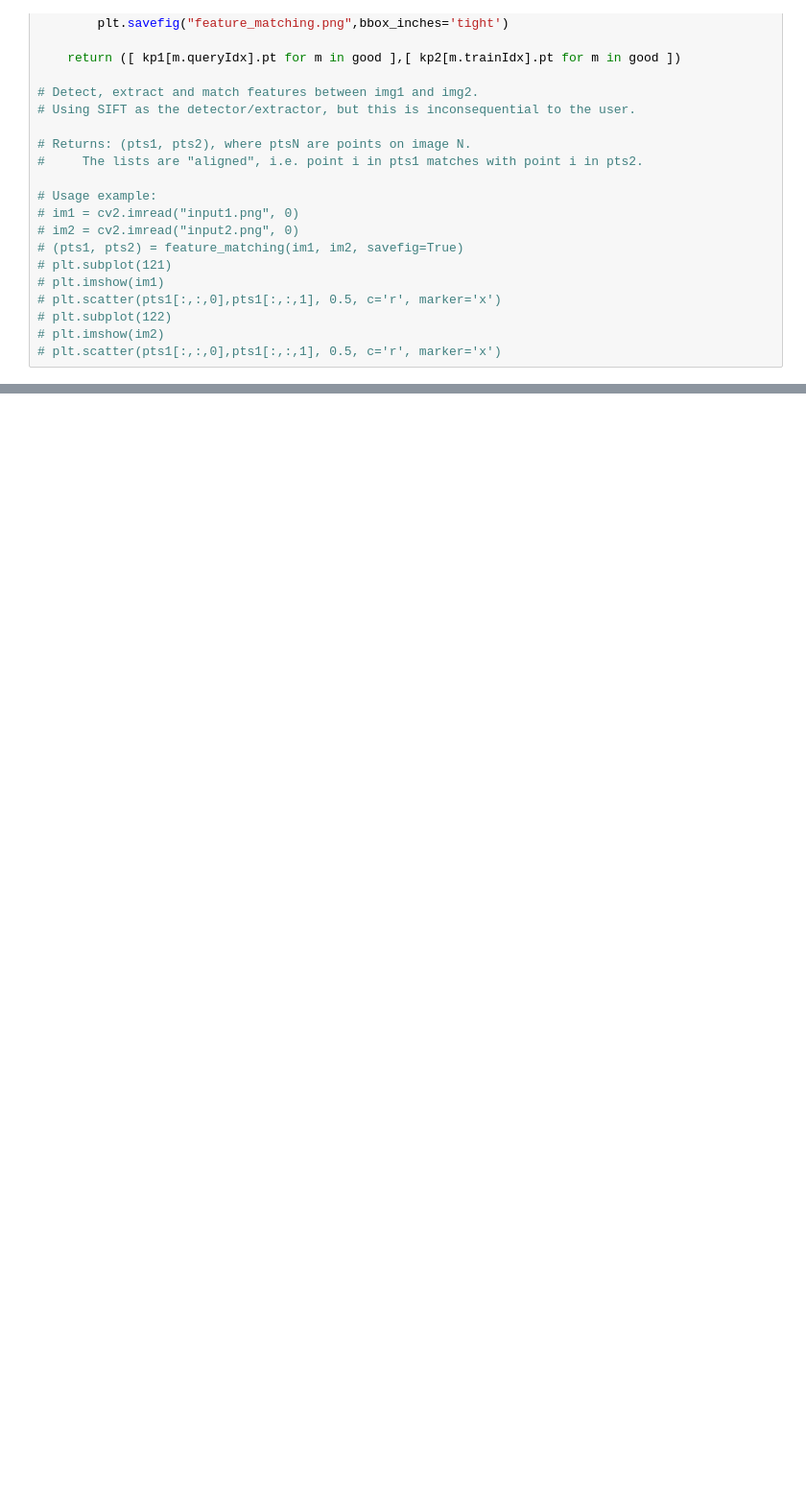
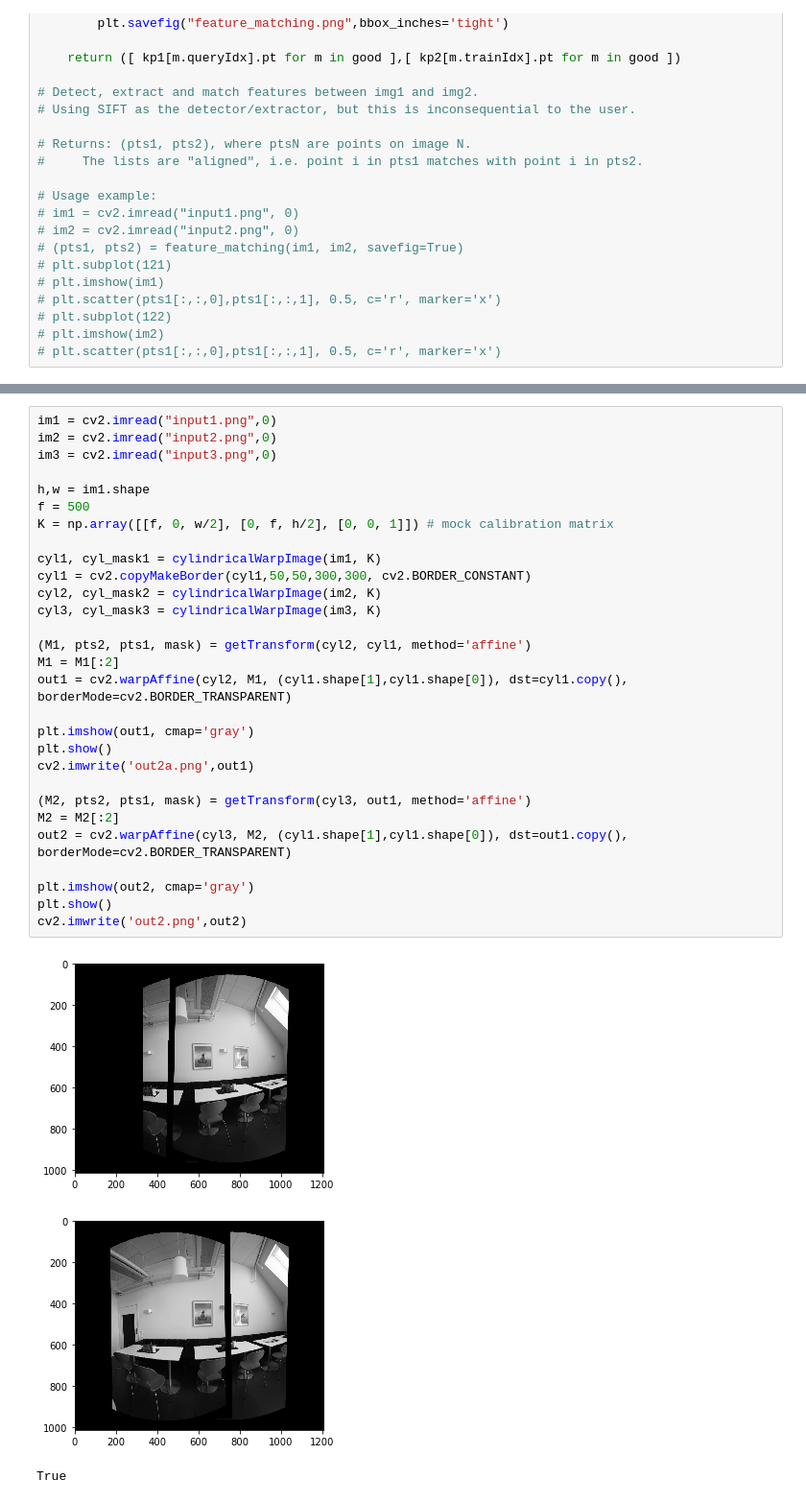
Before and after one commit to trungnguyencs/ComputerVision, a Jupyter notebook: HW2-Panoramas/HW3.ipynb, the cells around one changed output, grey strips where cells are left out. Shown at 96% size. Saved outputs shown, nothing was run; the diff lists cells and outputs as text; blank space fills up the shorter version.

```diff
--- a/HW2-Panoramas/HW3.ipynb
+++ b/HW2-Panoramas/HW3.ipynb
@@ -227,0 +345,33 @@ True
+# %%
+im1 = cv2.imread("input1.png",0)
+im2 = cv2.imread("input2.png",0)
+im3 = cv2.imread("input3.png",0)
+
+h,w = im1.shape
+f = 500
+K = np.array([[f, 0, w/2], [0, f, h/2], [0, 0, 1]]) # mock calibration matrix
+
+cyl1, cyl_mask1 = cylindricalWarpImage(im1, K)
+cyl1 = cv2.copyMakeBorder(cyl1,50,50,300,300, cv2.BORDER_CONSTANT)
+cyl2, cyl_mask2 = cylindricalWarpImage(im2, K)
+cyl3, cyl_mask3 = cylindricalWarpImage(im3, K)
+
+(M1, pts2, pts1, mask) = getTransform(cyl2, cyl1, method='affine')
+M1 = M1[:2]
+out1 = cv2.warpAffine(cyl2, M1, (cyl1.shape[1],cyl1.shape[0]), dst=cyl1.copy(), borderMode=cv2.BORDER_TRANSPARENT)
+
+plt.imshow(out1, cmap='gray')
+plt.show()
+cv2.imwrite('out2a.png',out1)
+
+(M2, pts2, pts1, mask) = getTransform(cyl3, out1, method='affine')
+M2 = M2[:2]
+out2 = cv2.warpAffine(cyl3, M2, (cyl1.shape[1],cyl1.shape[0]), dst=out1.copy(), borderMode=cv2.BORDER_TRANSPARENT)
+
+plt.imshow(out2, cmap='gray')
+plt.show()
+cv2.imwrite('out2.png',out2)
+# %% [output]
+[figure, added]
+[figure, added]
+True
```
Also changed, not shown: parts of 13 cells of this notebook, 6 other files.
